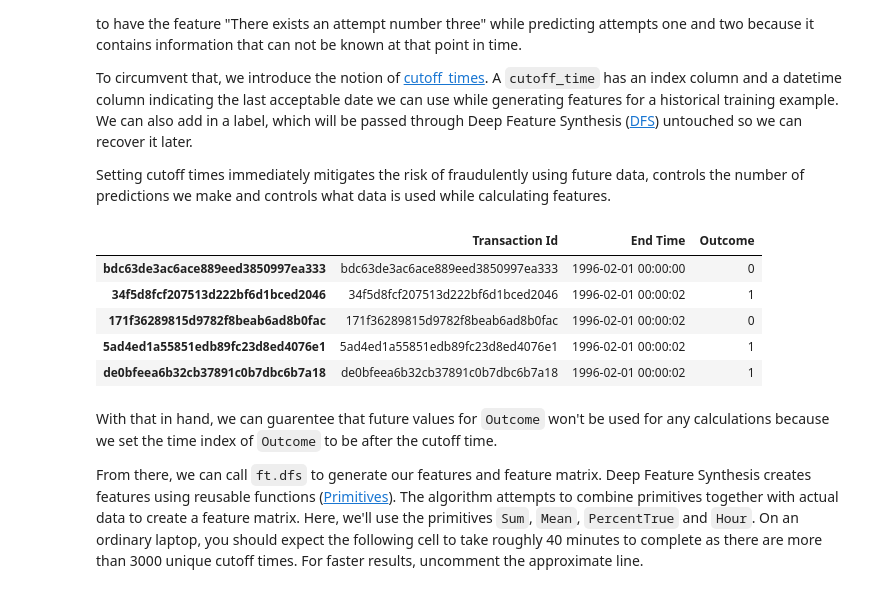
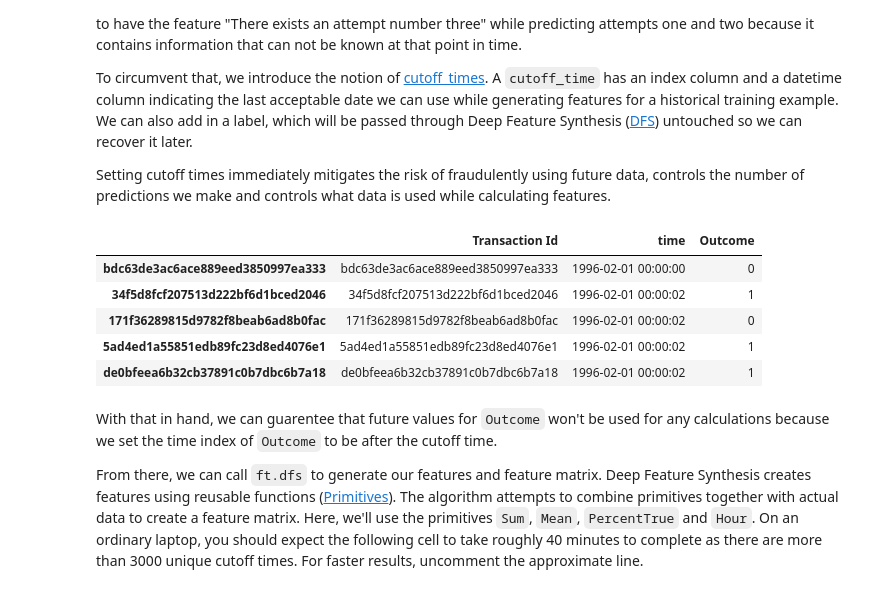
Before and after one commit to alteryx/predict-correct-answer, a Jupyter notebook: Demo - DataShop.ipynb, the cells around one changed output. Drawn from its saved outputs; the diff is of its cells as text; code cells hidden in the pictures.

Commit message:
update demo notebook cutoff time df

```diff
--- a/Demo - DataShop.ipynb
+++ b/Demo - DataShop.ipynb
@@ -94,9 +96,11 @@ To circumvent that, we introduce the notion of [cutoff_times](https://docs.featu
 Setting cutoff times immediately mitigates the risk of fraudulently using future data, controls the number of predictions we make and controls what data is used while calculating features.
 # %%
 cutoff_times = es['transactions'].df[['Transaction Id', 'End Time', 'Outcome']]
+# Cutoff time values should be either `time` or the same as the target entity time index
+cutoff_times = cutoff_times.rename(columns={'End Time': 'time'})
 cutoff_times.head()
 # %% [output]
-|  | Transaction Id | End Time | Outcome |
+|  | Transaction Id | time | Outcome |
 | bdc63de3ac6ace889eed3850997ea333 | bdc63de3ac6ace889eed3850997ea333 | 1996-02-01 00:00:00 | 0 |
 | 34f5d8fcf207513d222bf6d1bced2046 | 34f5d8fcf207513d222bf6d1bced2046 | 1996-02-01 00:00:02 | 1 |
 | 171f36289815d9782f8beab6ad8b0fac | 171f36289815d9782f8beab6ad8b0fac | 1996-02-01 00:00:02 | 0 |
```
Also changed, not shown: parts of 6 cells of this notebook.
